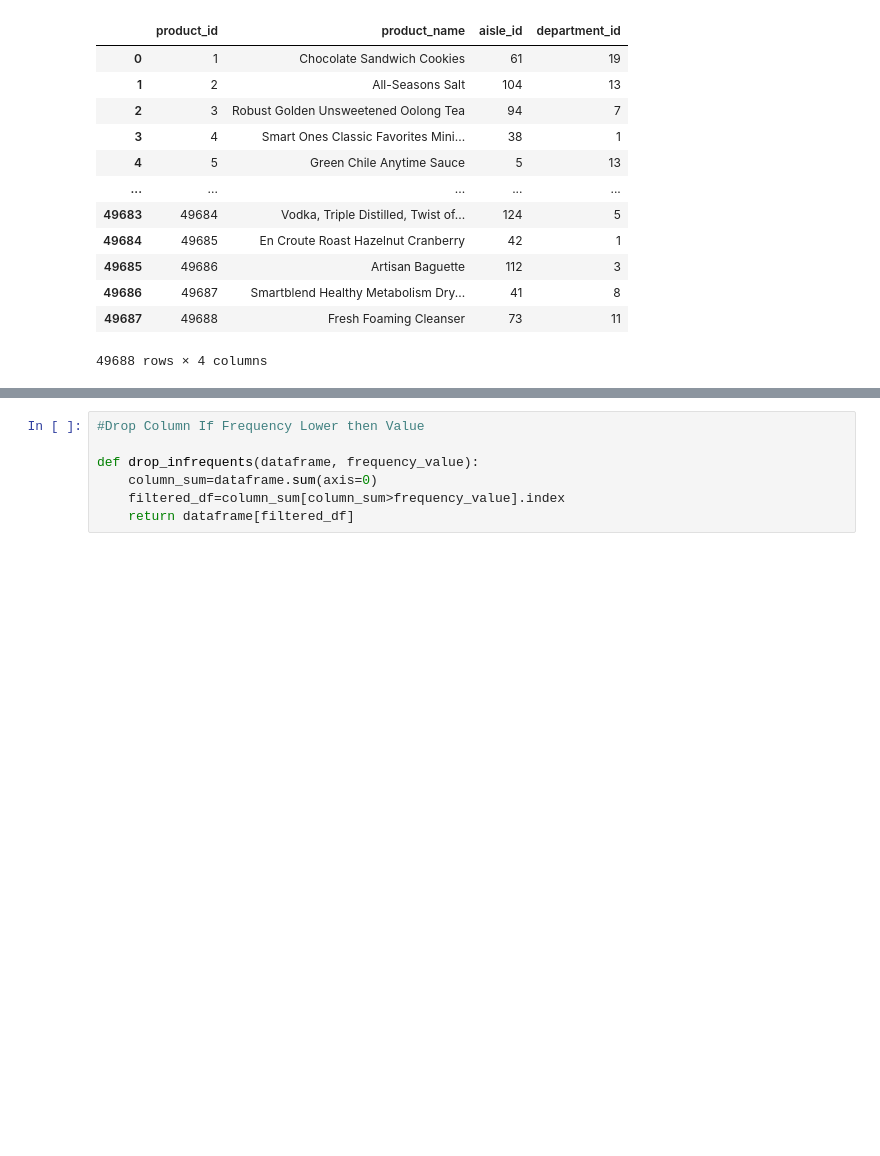
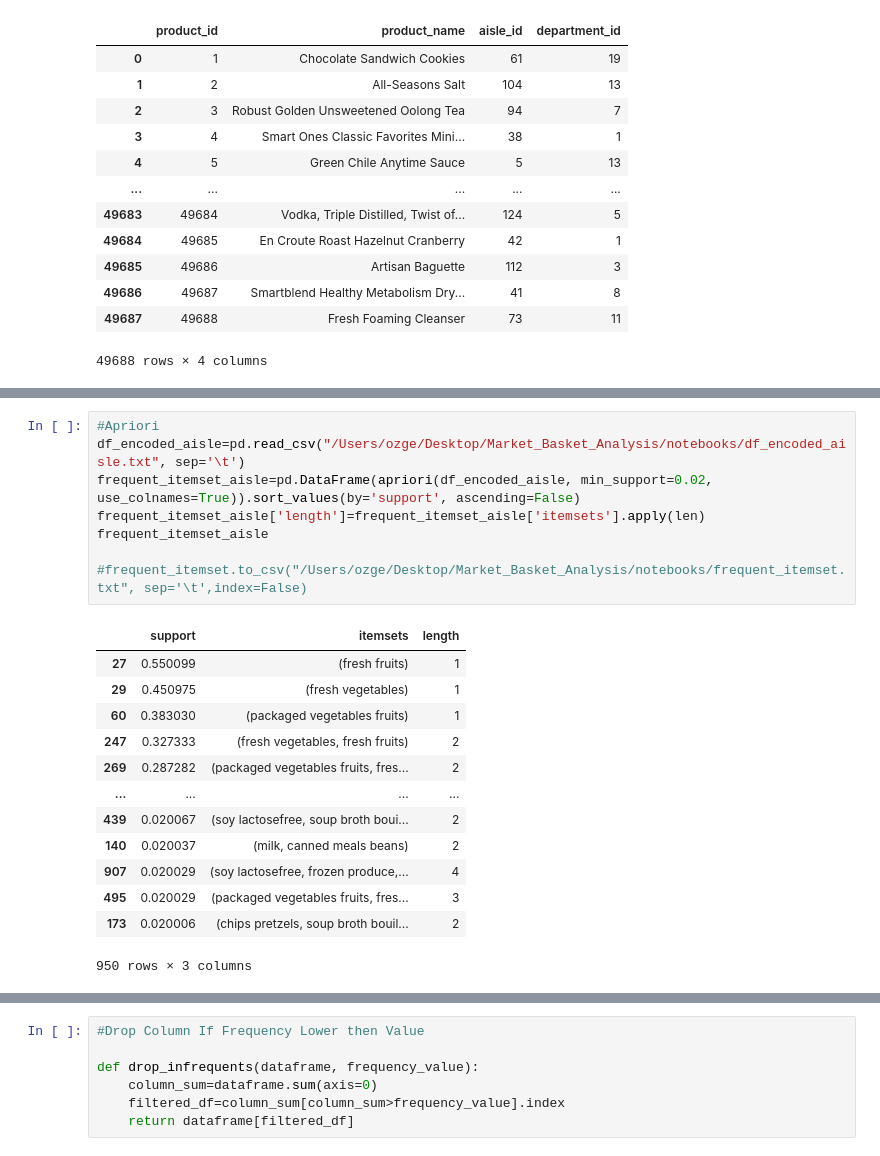
Before and after one commit to ozgeozkul/Market_Basket_Analysis, a Jupyter notebook: notebooks/Data_Analysis.ipynb, the cells around one changed output, grey strips where cells are left out. Drawn from its saved outputs; the diff is of its cells as text; blank space fills up the shorter version.

```diff
--- a/notebooks/Data_Analysis.ipynb
+++ b/notebooks/Data_Analysis.ipynb
@@ -162,0 +196,22 @@ order_products__train3.to_csv("/Users/ozge/Desktop/Market_Basket_Analysis/notebo
+# %%
+#Apriori
+df_encoded_aisle=pd.read_csv("/Users/ozge/Desktop/Market_Basket_Analysis/notebooks/df_encoded_aisle.txt", sep='\t')
+frequent_itemset_aisle=pd.DataFrame(apriori(df_encoded_aisle, min_support=0.02, use_colnames=True)).sort_values(by='support', ascending=False)
+frequent_itemset_aisle['length']=frequent_itemset_aisle['itemsets'].apply(len)
+frequent_itemset_aisle
+
+#frequent_itemset.to_csv("/Users/ozge/Desktop/Market_Basket_Analysis/notebooks/frequent_itemset.txt", sep='\t',index=False)
+# %% [output]
+|  | support | itemsets | length |
+| 27 | 0.550099 | (fresh fruits) | 1 |
+| 29 | 0.450975 | (fresh vegetables) | 1 |
+| 60 | 0.383030 | (packaged vegetables fruits) | 1 |
+| 247 | 0.327333 | (fresh vegetables, fresh fruits) | 2 |
+| 269 | 0.287282 | (packaged vegetables fruits, fres... | 2 |
+| ... | ... | ... | ... |
+| 439 | 0.020067 | (soy lactosefree, soup broth boui... | 2 |
+| 140 | 0.020037 | (milk, canned meals beans) | 2 |
+| 907 | 0.020029 | (soy lactosefree, frozen produce,... | 4 |
+| 495 | 0.020029 | (packaged vegetables fruits, fres... | 3 |
+| 173 | 0.020006 | (chips pretzels, soup broth bouil... | 2 |
+950 rows × 3 columns
```
Also changed, not shown: parts of 13 cells of this notebook, 1 other file.
